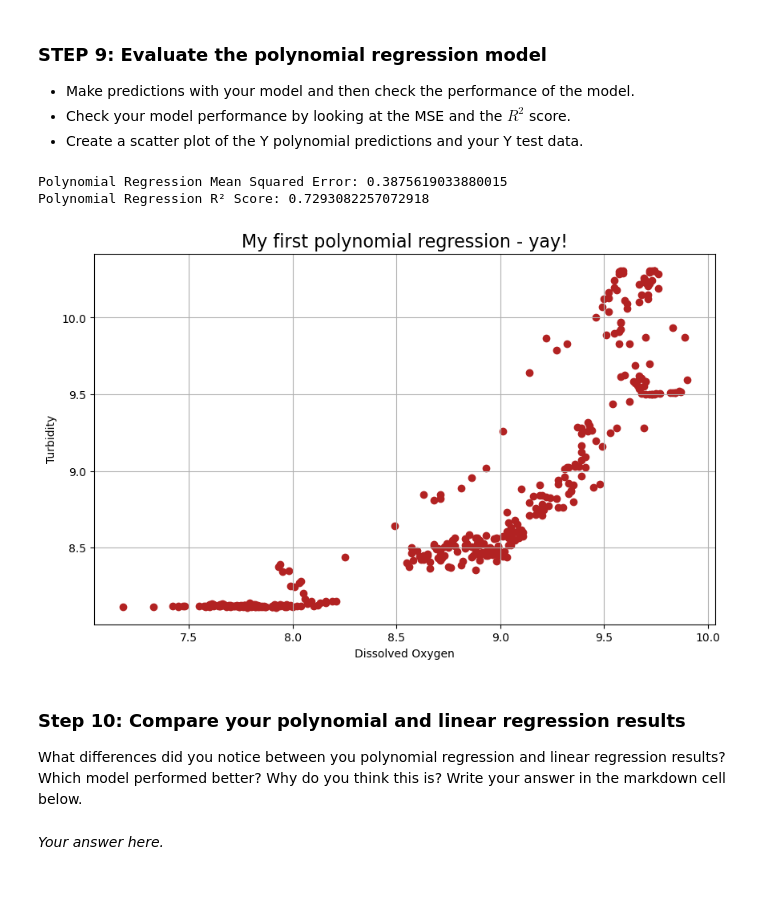
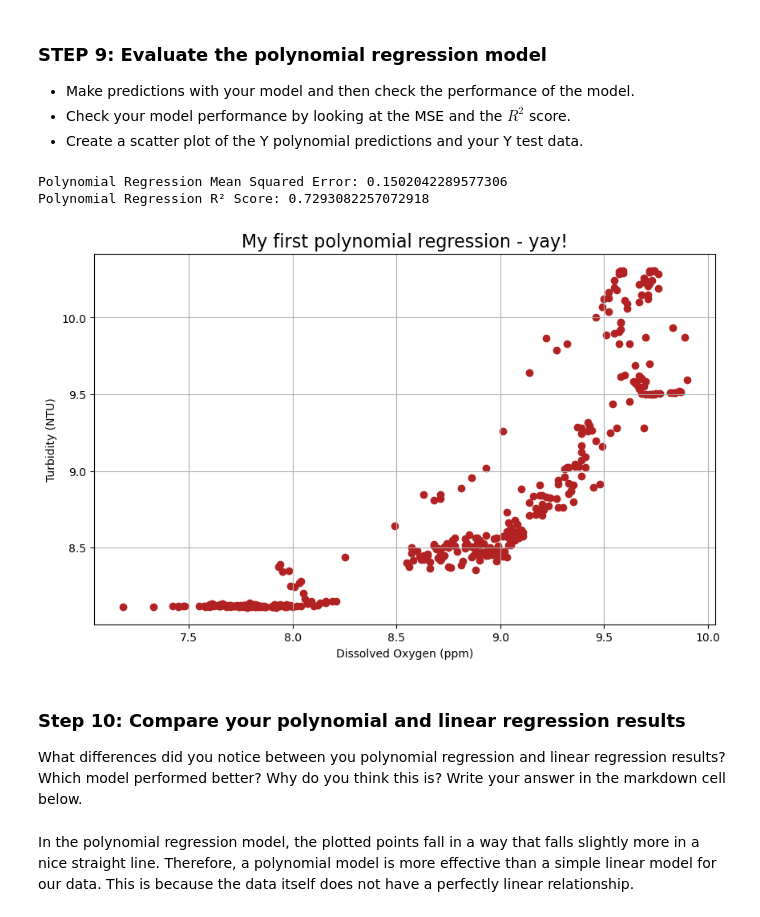
Before and after one commit to jorb1/EDS232-labs, a Jupyter notebook: Week1/Lab1-hurricane.ipynb, the cells around one changed output. Saved outputs shown, nothing was run; the diff lists cells and outputs as text; code cells hidden in the pictures; blank space fills up the shorter version.

```diff
--- a/Week1/Lab1-hurricane.ipynb
+++ b/Week1/Lab1-hurricane.ipynb
@@ -232,35 +257,35 @@ poly_model = sklearn.linear_model.LinearRegression().fit(X_poly_train, Y_train)
 # %%
 # Make predictions using the polynomial model
 Y_poly_pred = poly_model.predict(X_poly_test)
 
 # Calculate evaluation metrics using scikit-learn's mean_squared_error and r2_score
-poly_mse = np.sqrt(mean_squared_error(Y_test, Y_poly_pred))
+poly_mse = mean_squared_error(Y_test, Y_poly_pred)
 poly_r2 = r2_score(Y_test, Y_poly_pred)
 
 print(f"Polynomial Regression Mean Squared Error: {poly_mse}")
 print(f"Polynomial Regression R² Score: {poly_r2}")
 
 # Add plot title and set up figure
 plt.figure(figsize = (10, 6))
 plt.title("My first polynomial regression - yay!", size=16)
 
 # Visualize predictions vs. actual values
 plt.scatter(Y_test, Y_poly_pred, color = 'firebrick')
 
 
 # Add labels
 plt.xlabel('Dissolved Oxygen (ppm)')
 plt.ylabel('Turbidity (NTU)')
 
 # Add a grid
 plt.grid(True)
 # %% [output]
-Polynomial Regression Mean Squared Error: 0.3875619033880015
+Polynomial Regression Mean Squared Error: 0.1502042289577306
 Polynomial Regression R² Score: 0.7293082257072918
-[figure, old version]
+[figure, new version]
 # %% [markdown]
 ### Step 10: Compare your polynomial and linear regression results
 
 What differences did you notice between you polynomial regression and linear regression results? Which model performed better? Why do you think this is? Write your answer in the markdown cell below.
 # %% [markdown]
-*Your answer here.*
+In the polynomial regression model, the plotted points fall in a way that falls slightly more in a nice straight line. Therefore, a polynomial model is more effective than a simple linear model for our data. This is because the data itself does not have a perfectly linear relationship.
```
Also changed, not shown: parts of 7 cells of this notebook.
